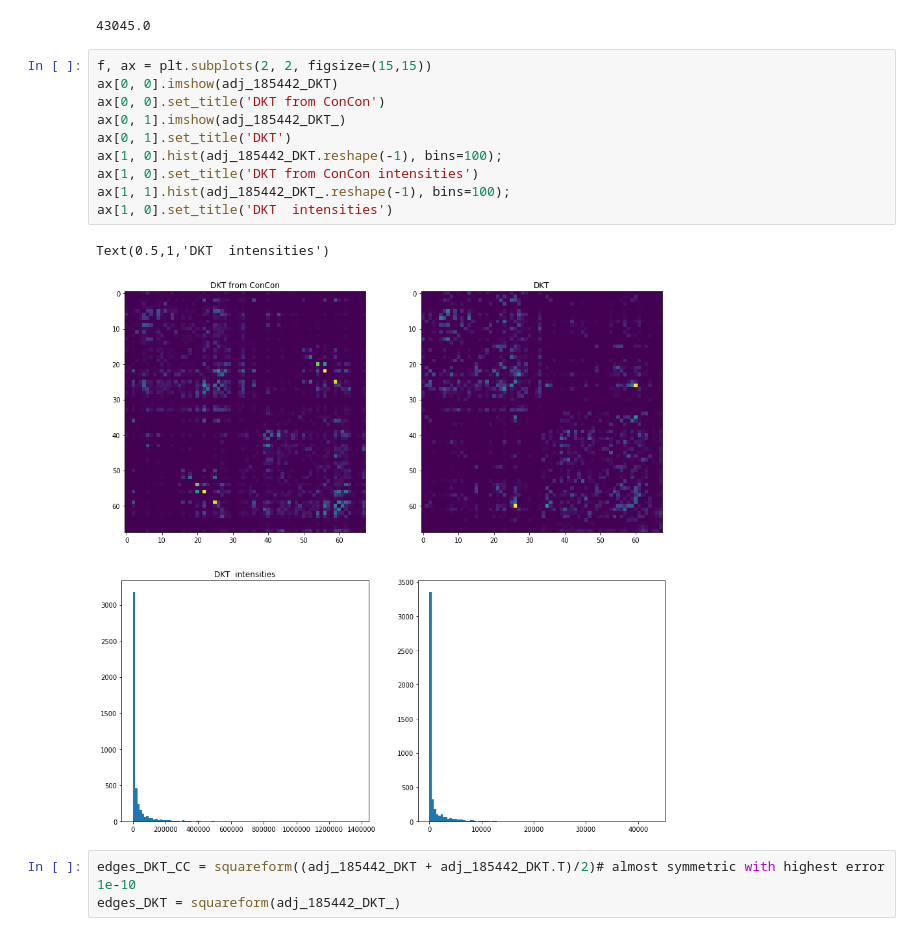
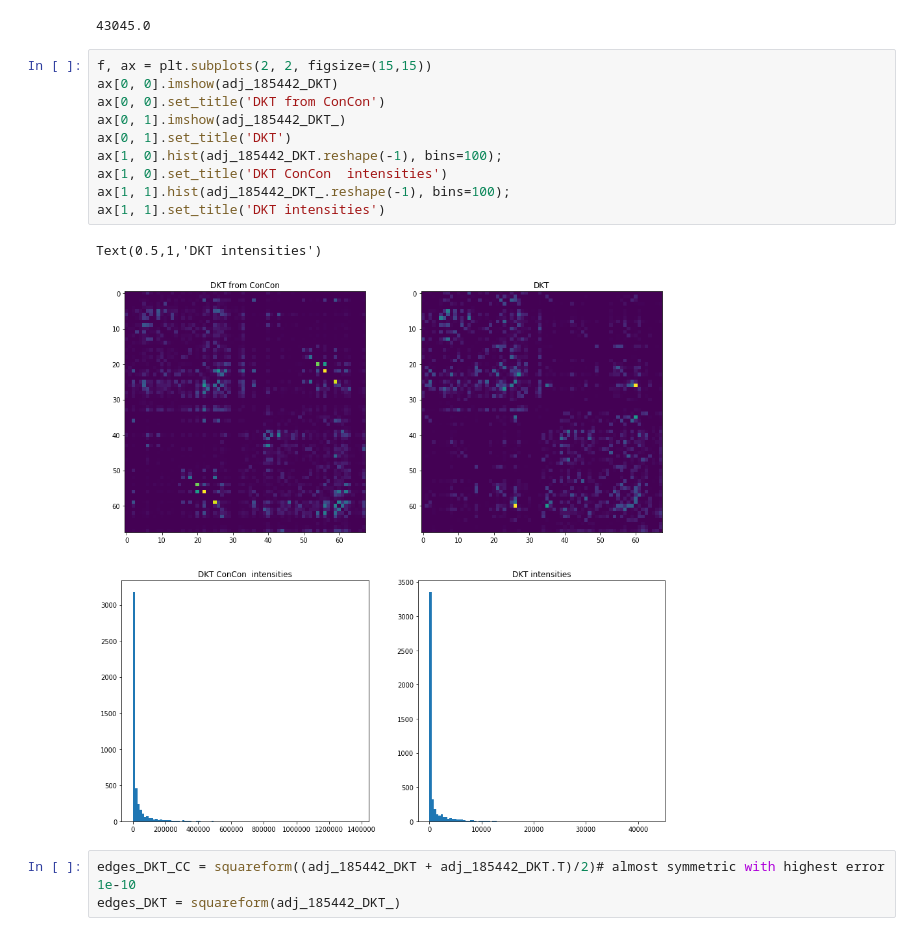
Before and after one commit to kurmukovai/clustering, a Jupyter notebook: from_concon_to_DKT.ipynb, the cells around one changed output. Cells and saved outputs as stored; diff of their text form.

```diff
--- a/from_concon_to_DKT.ipynb
+++ b/from_concon_to_DKT.ipynb
@@ -194,7 +198,7 @@ ax[0, 0].set_title('DKT from ConCon')
 ax[0, 1].imshow(adj_185442_DKT_)
 ax[0, 1].set_title('DKT')
 ax[1, 0].hist(adj_185442_DKT.reshape(-1), bins=100);
-ax[1, 0].set_title('DKT from ConCon intensities')
+ax[1, 0].set_title('DKT ConCon  intensities')
 ax[1, 1].hist(adj_185442_DKT_.reshape(-1), bins=100);
-ax[1, 0].set_title('DKT  intensities')
+ax[1, 1].set_title('DKT intensities')
 # %% [output]
@@ -202,4 +206,4 @@ Text(0.5,1,'DKT  intensities')
-[figure, old version]
+[figure, new version]
 # %%
 edges_DKT_CC = squareform((adj_185442_DKT + adj_185442_DKT.T)/2)# almost symmetric with highest error 1e-10
 edges_DKT = squareform(adj_185442_DKT_)
```
Also changed, not shown: parts of 2 cells of this notebook.
